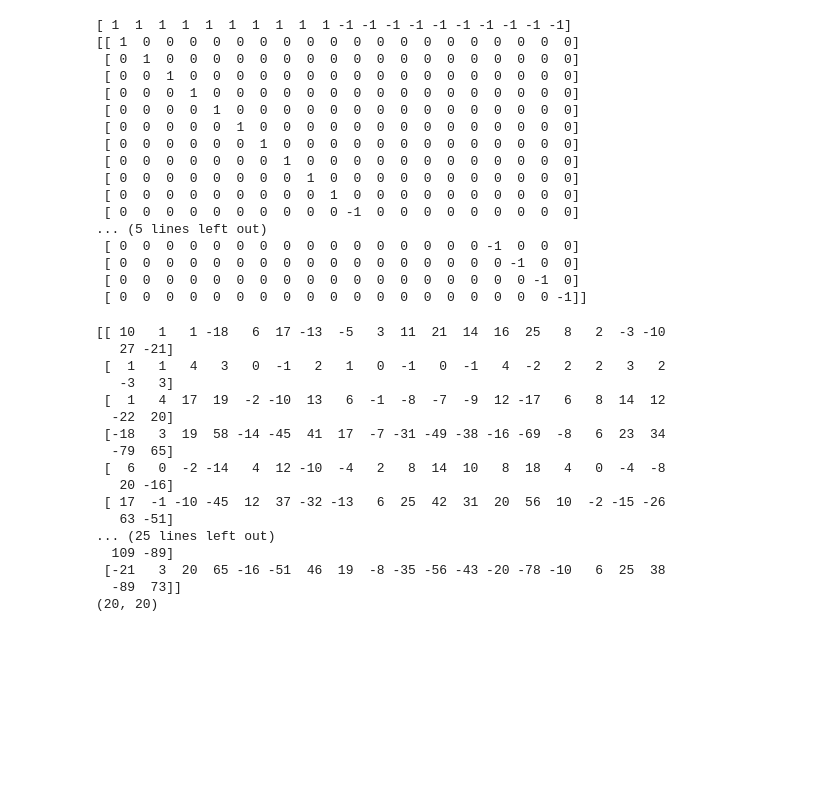
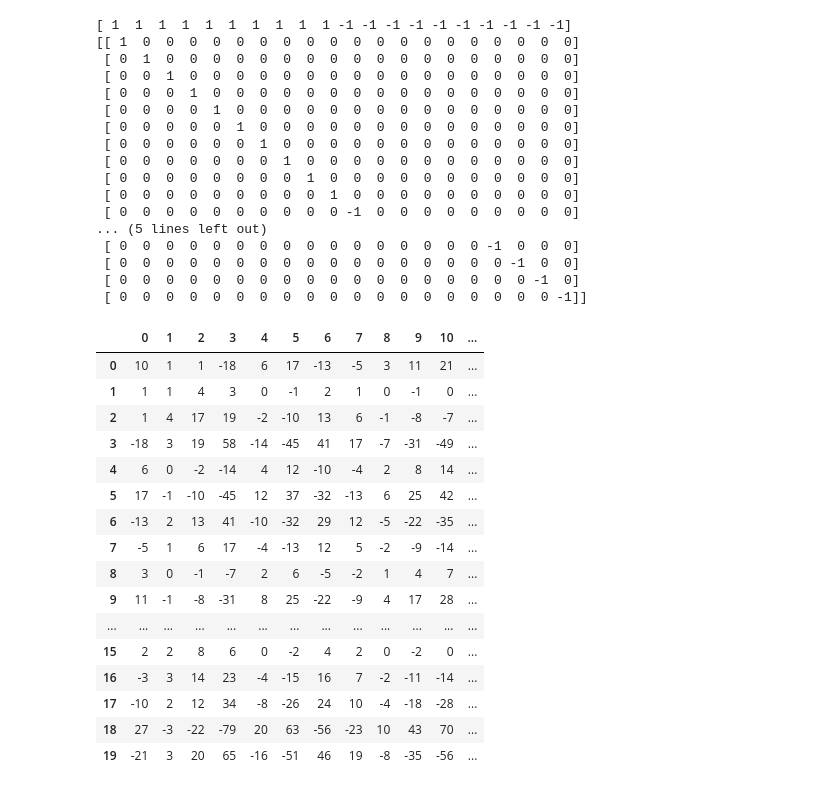
Before and after one commit to pallavi285/MLT-workshop, a Jupyter notebook: Day4/svm.ipynb, the cells around one changed output. Cells and saved outputs as stored; diff of their text form; code cells hidden in the pictures; blank space fills up the shorter version.

```diff
--- a/Day4/svm.ipynb
+++ b/Day4/svm.ipynb
@@ -125,26 +128,28 @@ print(Y)
 # %%
 # computing matrix Q = Y.T @ X.T @ X @ Y
 Q = Y.T @ X.T @ X @ Y
-print(Q)
-print(Q.shape)
+# print(Q)
+# print(Q.shape)
+df_Q = pd.DataFrame(Q)
+df_Q
 # %% [output]
-[[ 10   1   1 -18   6  17 -13  -5   3  11  21  14  16  25   8   2  -3 -10
-   27 -21]
- [  1   1   4   3   0  -1   2   1   0  -1   0  -1   4  -2   2   2   3   2
-   -3   3]
- [  1   4  17  19  -2 -10  13   6  -1  -8  -7  -9  12 -17   6   8  14  12
-  -22  20]
- [-18   3  19  58 -14 -45  41  17  -7 -31 -49 -38 -16 -69  -8   6  23  34
-  -79  65]
- [  6   0  -2 -14   4  12 -10  -4   2   8  14  10   8  18   4   0  -4  -8
-   20 -16]
- [ 17  -1 -10 -45  12  37 -32 -13   6  25  42  31  20  56  10  -2 -15 -26
-   63 -51]
-... (25 lines left out)
-  109 -89]
- [-21   3  20  65 -16 -51  46  19  -8 -35 -56 -43 -20 -78 -10   6  25  38
-  -89  73]]
-(20, 20)
+|  | 0 | 1 | 2 | 3 | 4 | 5 | 6 | 7 | 8 | 9 | 10 | ... |
+| 0 | 10 | 1 | 1 | -18 | 6 | 17 | -13 | -5 | 3 | 11 | 21 | ... |
+| 1 | 1 | 1 | 4 | 3 | 0 | -1 | 2 | 1 | 0 | -1 | 0 | ... |
+| 2 | 1 | 4 | 17 | 19 | -2 | -10 | 13 | 6 | -1 | -8 | -7 | ... |
+| 3 | -18 | 3 | 19 | 58 | -14 | -45 | 41 | 17 | -7 | -31 | -49 | ... |
+| 4 | 6 | 0 | -2 | -14 | 4 | 12 | -10 | -4 | 2 | 8 | 14 | ... |
+| 5 | 17 | -1 | -10 | -45 | 12 | 37 | -32 | -13 | 6 | 25 | 42 | ... |
+| 6 | -13 | 2 | 13 | 41 | -10 | -32 | 29 | 12 | -5 | -22 | -35 | ... |
+| 7 | -5 | 1 | 6 | 17 | -4 | -13 | 12 | 5 | -2 | -9 | -14 | ... |
+| 8 | 3 | 0 | -1 | -7 | 2 | 6 | -5 | -2 | 1 | 4 | 7 | ... |
+| 9 | 11 | -1 | -8 | -31 | 8 | 25 | -22 | -9 | 4 | 17 | 28 | ... |
+| ... | ... | ... | ... | ... | ... | ... | ... | ... | ... | ... | ... | ... |
+| 15 | 2 | 2 | 8 | 6 | 0 | -2 | 4 | 2 | 0 | -2 | 0 | ... |
+| 16 | -3 | 3 | 14 | 23 | -4 | -15 | 16 | 7 | -2 | -11 | -14 | ... |
+| 17 | -10 | 2 | 12 | 34 | -8 | -26 | 24 | 10 | -4 | -18 | -28 | ... |
+| 18 | 27 | -3 | -22 | -79 | 20 | 63 | -56 | -23 | 10 | 43 | 70 | ... |
+| 19 | -21 | 3 | 20 | 65 | -16 | -51 | 46 | 19 | -8 | -35 | -56 | ... |
 # %%
 def f(alpha):
     return 0.5 * alpha @ Q @ alpha - alpha.sum()
```
Also changed, not shown: parts of 15 cells of this notebook, 6 other files.
